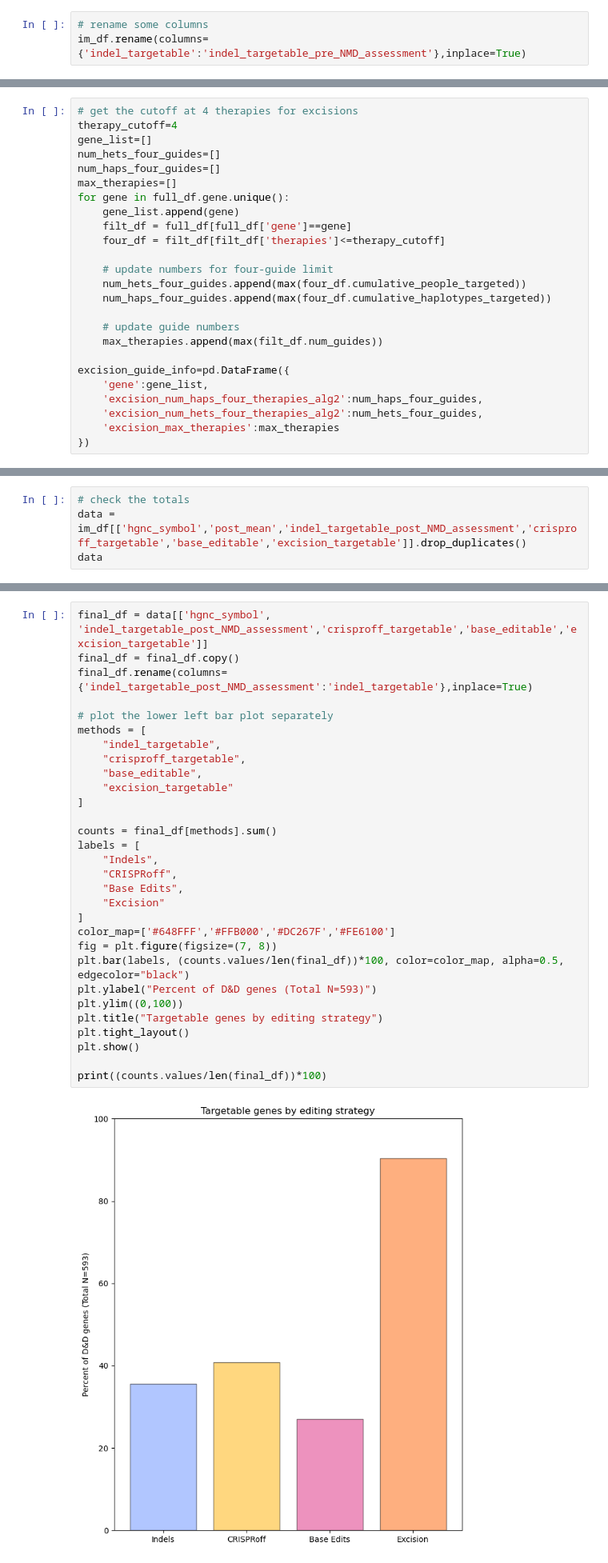
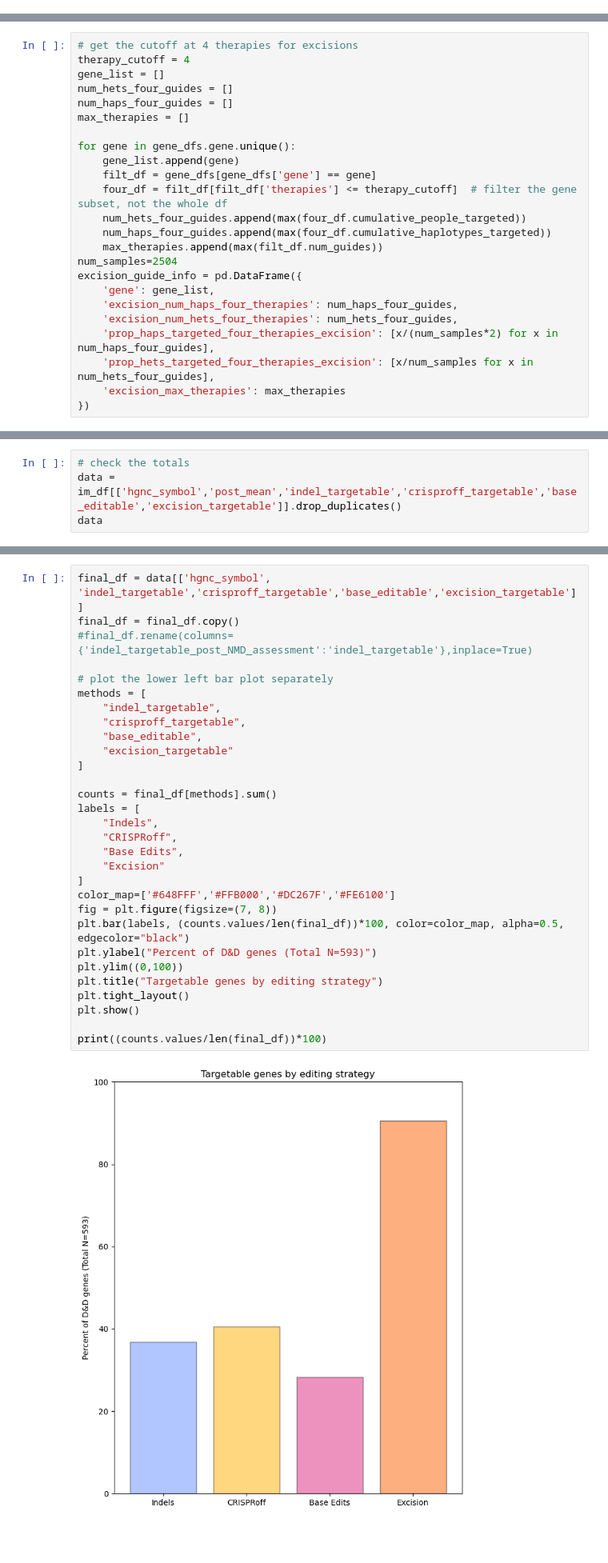
Before and after one commit to gramey02/dnd_project, a Jupyter notebook: scripts/make_summary_df/Creating_Master_DnD_DataFrame.ipynb, the cells around one changed output, grey strips where cells are left out. Shown at 80% size. Drawn from its saved outputs; the diff is of its cells as text; blank space fills up the shorter version.

Commit message:
updated guide algorithm to combine base edits and updated summary creation

```diff
--- a/scripts/make_summary_df/Creating_Master_DnD_DataFrame.ipynb
+++ b/scripts/make_summary_df/Creating_Master_DnD_DataFrame.ipynb
@@ -1164,5 +1200,2 @@ im_df
-# %%
-# rename some columns
-im_df.rename(columns={'indel_targetable':'indel_targetable_pre_NMD_assessment'},inplace=True)
 # %%
 # save a checkpoint
@@ -1402,27 +1299,26 @@ full_df
 # %%
 # get the cutoff at 4 therapies for excisions
-therapy_cutoff=4
-gene_list=[]
-num_hets_four_guides=[]
-num_haps_four_guides=[]
-max_therapies=[]
-for gene in full_df.gene.unique():
+therapy_cutoff = 4
+gene_list = []
+num_hets_four_guides = []
+num_haps_four_guides = []
+max_therapies = []
+
+for gene in gene_dfs.gene.unique():
     gene_list.append(gene)
-    filt_df = full_df[full_df['gene']==gene]
-    four_df = filt_df[filt_df['therapies']<=therapy_cutoff]
-
-    # update numbers for four-guide limit
+    filt_df = gene_dfs[gene_dfs['gene'] == gene]
+    four_df = filt_df[filt_df['therapies'] <= therapy_cutoff]  # filter the gene subset, not the whole df
     num_hets_four_guides.append(max(four_df.cumulative_people_targeted))
     num_haps_four_guides.append(max(four_df.cumulative_haplotypes_targeted))
-
-    # update guide numbers
     max_therapies.append(max(filt_df.num_guides))
-
-excision_guide_info=pd.DataFrame({
-    'gene':gene_list,
-    'excision_num_haps_four_therapies_alg2':num_haps_four_guides,
-    'excision_num_hets_four_therapies_alg2':num_hets_four_guides,
-    'excision_max_therapies':max_therapies
+num_samples=2504
+excision_guide_info = pd.DataFrame({
+    'gene': gene_list,
+    'excision_num_haps_four_therapies': num_haps_four_guides,
+    'excision_num_hets_four_therapies': num_hets_four_guides,
+    'prop_haps_targeted_four_therapies_excision': [x/(num_samples*2) for x in num_haps_four_guides],
+    'prop_hets_targeted_four_therapies_excision': [x/num_samples for x in num_hets_four_guides],
+    'excision_max_therapies': max_therapies
 })
 # %%
 excision_guide_info
@@ -1574,5 +1528,5 @@ print(filt['res'].sum())
 # %%
 # check the totals
-data = im_df[['hgnc_symbol','post_mean','indel_targetable_post_NMD_assessment','crisproff_targetable','base_editable','excision_targetable']].drop_duplicates()
+data = im_df[['hgnc_symbol','post_mean','indel_targetable','crisproff_targetable','base_editable','excision_targetable']].drop_duplicates()
 data
 # %% [output]
@@ -1591,33 +1545,33 @@ data
 593 rows × 6 columns
 # %%
-final_df = data[['hgnc_symbol', 'indel_targetable_post_NMD_assessment','crisproff_targetable','base_editable','excision_targetable']]
+final_df = data[['hgnc_symbol', 'indel_targetable','crisproff_targetable','base_editable','excision_targetable']]
 final_df = final_df.copy()
-final_df.rename(columns={'indel_targetable_post_NMD_assessment':'indel_targetable'},inplace=True)
+#final_df.rename(columns={'indel_targetable_post_NMD_assessment':'indel_targetable'},inplace=True)
 
 # plot the lower left bar plot separately
 methods = [
     "indel_targetable",
     "crisproff_targetable",
     "base_editable",
     "excision_targetable"
 ]
 
 counts = final_df[methods].sum()
 labels = [
     "Indels",
     "CRISPRoff",
     "Base Edits",
     "Excision"
 ]
 color_map=['#648FFF','#FFB000','#DC267F','#FE6100']
 fig = plt.figure(figsize=(7, 8))
 plt.bar(labels, (counts.values/len(final_df))*100, color=color_map, alpha=0.5, edgecolor="black")
 plt.ylabel("Percent of D&D genes (Total N=593)")
 plt.ylim((0,100))
 plt.title("Targetable genes by editing strategy")
 plt.tight_layout()
 plt.show()
 
 print((counts.values/len(final_df))*100)
 # %% [output]
-[figure, old version]
+[figure, new version]
```
Also changed, not shown: parts of 92 cells of this notebook, 2 other files.
